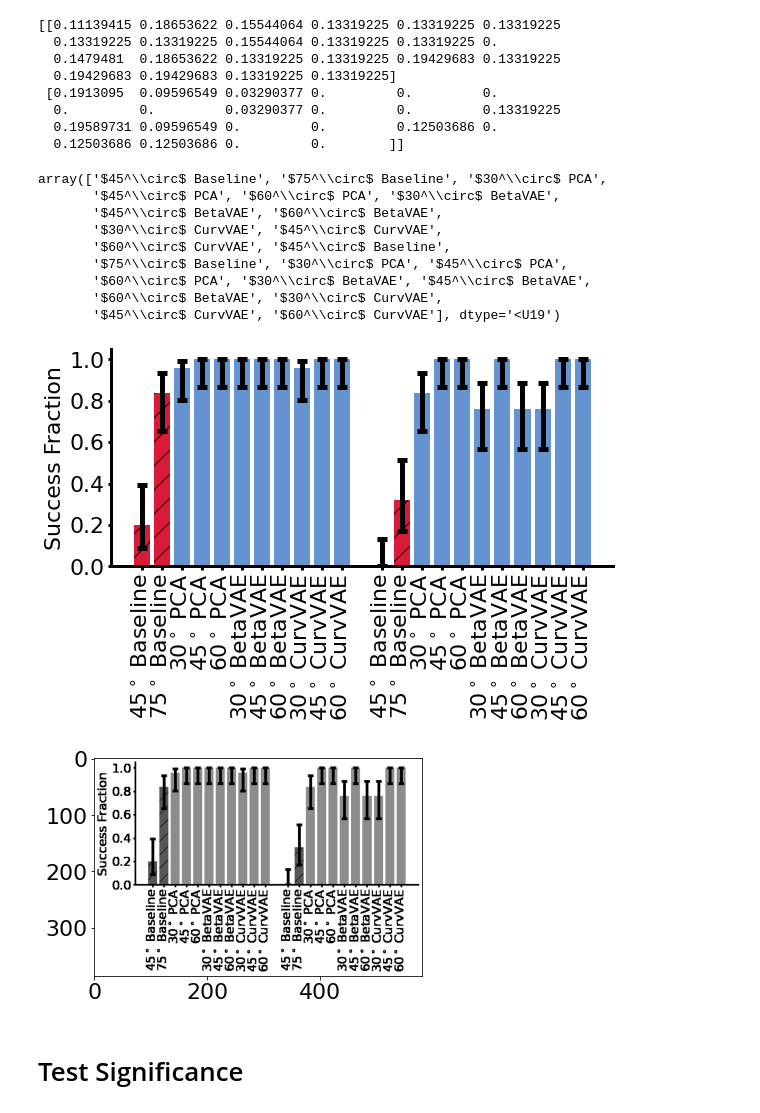
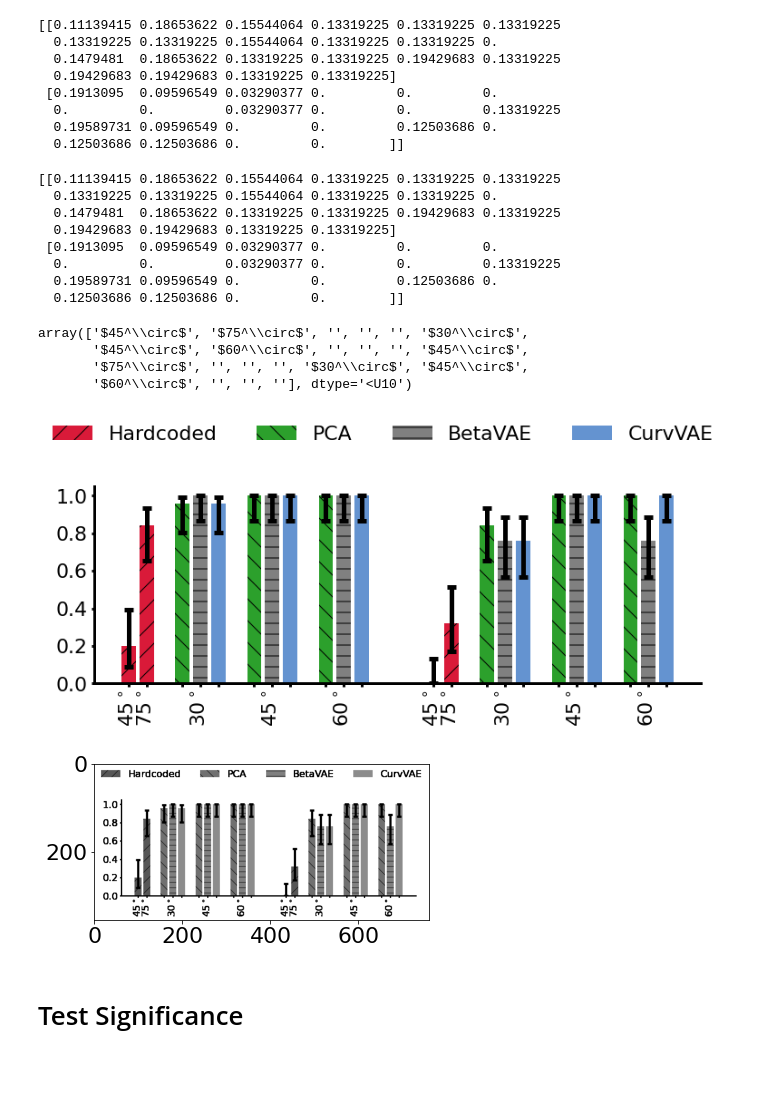
Before and after one commit to travers-rhodes/IROS2022CurvVAE, a Jupyter notebook: notebooks/Binomial Confidence Intervals.ipynb, the cells around one changed output. Cells and saved outputs as stored; diff of their text form; code cells hidden in the pictures; blank space fills up the shorter version.

Commit message:
updated figures for paper

```diff
--- a/notebooks/Binomial Confidence Intervals.ipynb
+++ b/notebooks/Binomial Confidence Intervals.ipynb
@@ -42,6 +43,34 @@ hatches = ((["/"] * 2 + [""]*3+ [""]*3+ [""]*3)*2)
   0.         0.         0.03290377 0.         0.         0.13319225
   0.19589731 0.09596549 0.         0.         0.12503686 0.
   0.12503686 0.12503686 0.         0.        ]]
+# %%
+gap = 4
+basexs = np.array([0,1,2,3,4,5,6,7,8,9,10])
+basexs = np.array([0,1,3,7,11,4,8,12,5,9,13])
+xs = np.array(basexs.tolist() + (basexs+ 13 + gap).tolist())
+successes = [5,21,24,25,25,25,25,25,24,25,25,0,8,21,25,25,19,25,19,19,25,25]
+ys = np.array(successes)/25
+yerrs = np.abs(np.array([get_confidence_bounds(s,25) for s in successes]).T-ys)
+print(yerrs)
+tick_labs = np.array(["$45^\circ$","$75^\circ$",
+                      "","","",
+                      "$30^\circ$","$45^\circ$","$60^\circ$",
+                      "","",""
+                     ] * 2 )
+blue = ((np.array([0,47,108])+100)/255).tolist()
+red = (np.array([170,20,45])/200).tolist()
+
+colors = np.array(([red] * 2 + ["tab:green"] * 3+ ["gray"] * 3+ [blue] * 3) * 2)
+hatches = ((["/"] * 2 + ["\\"]*3+ ["-"]*3+ [""]*3)*2)
+# %% [output]
+[[0.11139415 0.18653622 0.15544064 0.13319225 0.13319225 0.13319225
+  0.13319225 0.13319225 0.15544064 0.13319225 0.13319225 0.
+  0.1479481  0.18653622 0.13319225 0.13319225 0.19429683 0.13319225
+  0.19429683 0.19429683 0.13319225 0.13319225]
+ [0.1913095  0.09596549 0.03290377 0.         0.         0.
+  0.         0.         0.03290377 0.         0.         0.13319225
+  0.19589731 0.09596549 0.         0.         0.12503686 0.
+  0.12503686 0.12503686 0.         0.        ]]
 # %%
 import matplotlib
 font = {'size'   : 22}
@@ -49,12 +78,7 @@ matplotlib.rc('font', **font)
 # %%
 tick_labs
 # %% [output]
-array(['$45^\\circ$ Baseline', '$75^\\circ$ Baseline', '$30^\\circ$ PCA',
-       '$45^\\circ$ PCA', '$60^\\circ$ PCA', '$30^\\circ$ BetaVAE',
-       '$45^\\circ$ BetaVAE', '$60^\\circ$ BetaVAE',
-       '$30^\\circ$ CurvVAE', '$45^\\circ$ CurvVAE',
-       '$60^\\circ$ CurvVAE', '$45^\\circ$ Baseline',
-       '$75^\\circ$ Baseline', '$30^\\circ$ PCA', '$45^\\circ$ PCA',
-       '$60^\\circ$ PCA', '$30^\\circ$ BetaVAE', '$45^\\circ$ BetaVAE',
-       '$60^\\circ$ BetaVAE', '$30^\\circ$ CurvVAE',
-       '$45^\\circ$ CurvVAE', '$60^\\circ$ CurvVAE'], dtype='<U19')
+array(['$45^\\circ$', '$75^\\circ$', '', '', '', '$30^\\circ$',
+       '$45^\\circ$', '$60^\\circ$', '', '', '', '$45^\\circ$',
+       '$75^\\circ$', '', '', '', '$30^\\circ$', '$45^\\circ$',
+       '$60^\\circ$', '', '', ''], dtype='<U10')
@@ -61,22 +88,26 @@ array(['$45^\\circ$ Baseline', '$75^\\circ$ Baseline', '$30^\\circ$ PCA',
 # %%
-f,ax = plt.subplots(1,1,figsize=(9,4))
+f,ax = plt.subplots(1,1,figsize=(12,4))
+artistlist = []
 for i in range(len(xs)):
     q = plt.bar(xs[i],ys[i],yerr=yerrs[:,i:i+1],color=colors[i],capsize=5,error_kw={"linewidth":5,"markeredgewidth":5},width=0.8,hatch=hatches[i])
+    artistlist.append(q)
 plt.xticks(ticks=xs,labels=tick_labs,rotation = 90)
 plt.yticks(ticks=np.linspace(0,1,6), labels = ["%0.1f" % v for v in np.linspace(0,1,6)])
-plt.ylabel("Success Fraction")
+#plt.ylabel("Success Fraction")
 plt.ylim(-0.00,1.05)
 ax.spines['right'].set_visible(False)
 ax.spines['top'].set_visible(False)
 plt.setp(ax.spines.values(), linewidth=5)
 plt.setp(ax.spines.values(), linewidth=5)
 ax.xaxis.set_tick_params(width=3)
 ax.yaxis.set_tick_params(width=3)
-savefilename = "images/successResultBarChart.png"
+savefilename = "reviewfeedbackimages/successResultBarChart.png"
 plt.setp(ax.spines.values(), linewidth=3)
 plt.savefig(savefilename,bbox_inches="tight")
+plt.legend([artistlist[i] for i in [0,2,5,8]],["Hardcoded", "PCA", "BetaVAE","CurvVAE"],bbox_to_anchor =(0.55, 1, 0.5, 0.4),ncol=4,frameon=False)
+plt.savefig(savefilename,bbox_inches="tight")
 # %% [output]
-[figure, old version]
+[figure, new version]
 # %%
 from PIL import Image
 img = Image.open(savefilename).convert("L")
@@ -84,7 +115,7 @@ plt.imshow(img,cmap="gray")
 plt.show()
 plt.close()
 # %% [output]
-[figure, old version]
+[figure, new version]
 # %% [markdown]
 # Test Significance
 # %%
```
Also changed, not shown: parts of 4 cells of this notebook, 2 other files.
